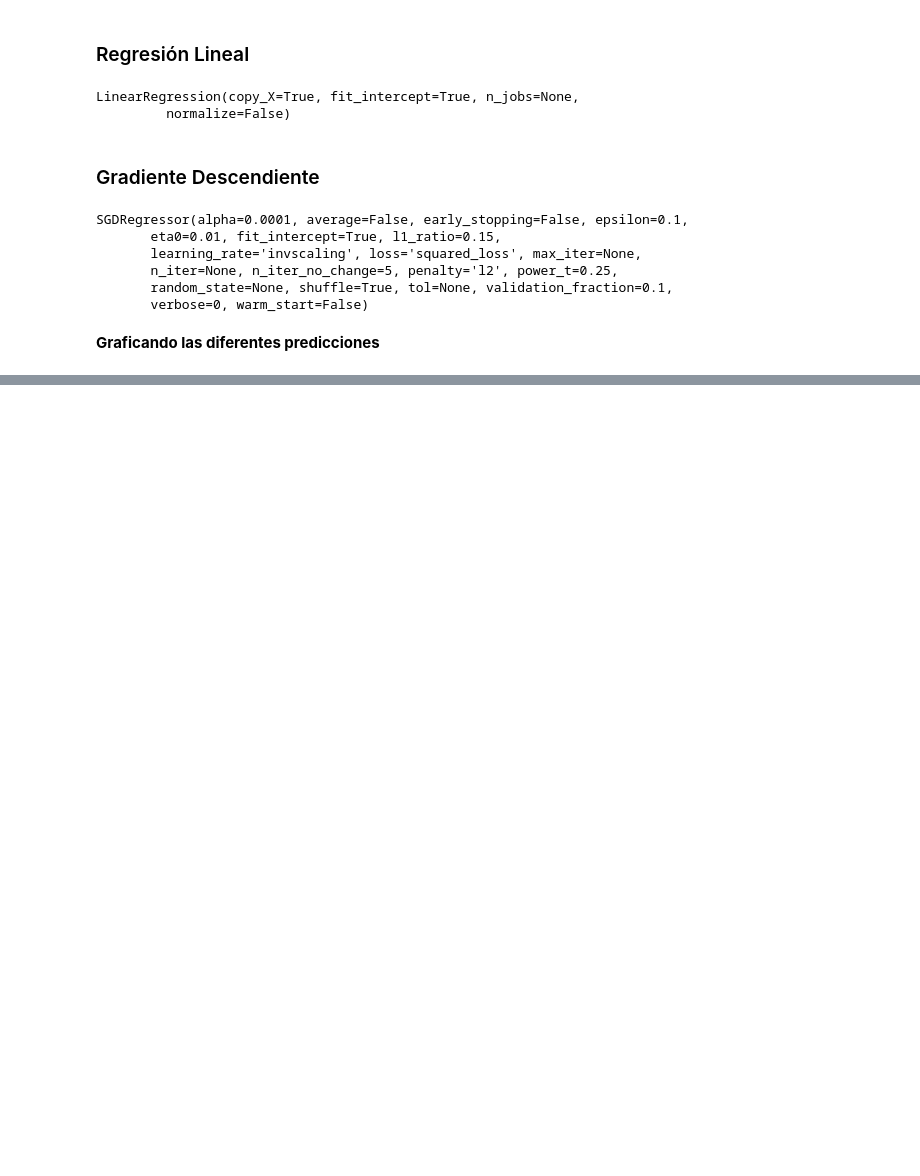
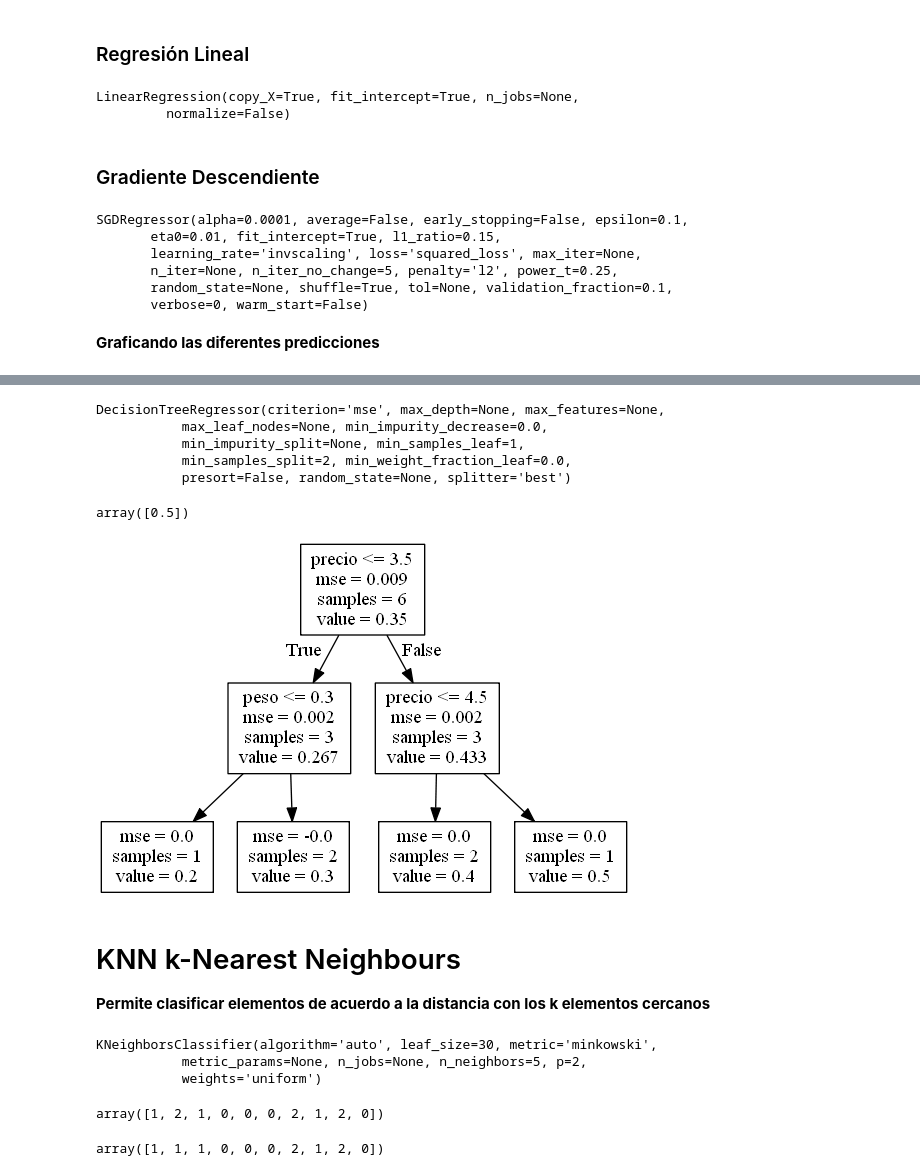
Before and after one commit to DhyegoNieto/acamica, a Jupyter notebook: notebooks/ML/Practice.ipynb, the cells around one changed output, grey strips where cells are left out. Saved outputs shown, nothing was run; the diff lists cells and outputs as text; code cells hidden in the pictures; blank space fills up the shorter version.

```diff
--- a/notebooks/ML/Practice.ipynb
+++ b/notebooks/ML/Practice.ipynb
@@ -187,0 +239,5 @@ plt.plot(X_new, sgd_reg_y_predict, 'm^')
+# %%
+df = pd.DataFrame({"peso":[0.2, 0.3, 0.4, 0.4, 0.6, 0.4],
+                   "precio":[2,4, 3, 5, 4,3],
+                   "diametro":[0.2,0.4, 0.3, 0.5, 0.4,0.3] })
+df
@@ -187,0 +252,26 @@ plt.plot(X_new, sgd_reg_y_predict, 'm^')
+# %%
+from sklearn.tree import DecisionTreeRegressor
+classifier = DecisionTreeRegressor()
+X = df[['peso', 'precio']]
+y = df['diametro']
+classifier.fit(X, y)
+# %% [output]
+DecisionTreeRegressor(criterion='mse', max_depth=None, max_features=None,
+           max_leaf_nodes=None, min_impurity_decrease=0.0,
+           min_impurity_split=None, min_samples_leaf=1,
+           min_samples_split=2, min_weight_fraction_leaf=0.0,
+           presort=False, random_state=None, splitter='best')
+# %%
+classifier.predict([[0.7, 6]])
+# %% [output]
+array([0.5])
+# %%
+dot_data = tree.export_graphviz(classifier, out_file=None,
+                                feature_names=['peso', 'precio'])
+graph = pydotplus.graph_from_dot_data(dot_data)
+Image(graph.create_png())
+# %% [output]
+[figure, added]
+# %% [markdown]
+# KNN k-Nearest Neighbours
+**Permite clasificar elementos de acuerdo a la distancia con los k elementos cercanos**
@@ -187,0 +295,16 @@ plt.plot(X_new, sgd_reg_y_predict, 'm^')
+# %%
+from sklearn.neighbors import KNeighborsClassifier
+knn = KNeighborsClassifier()
+knn.fit(iris_X_train, iris_y_train)
+# %% [output]
+KNeighborsClassifier(algorithm='auto', leaf_size=30, metric='minkowski',
+           metric_params=None, n_jobs=None, n_neighbors=5, p=2,
+           weights='uniform')
+# %%
+knn.predict(iris_X_test)
+# %% [output]
+array([1, 2, 1, 0, 0, 0, 2, 1, 2, 0])
+# %%
+iris_y_test
+# %% [output]
+array([1, 1, 1, 0, 0, 0, 2, 1, 2, 0])
```
Also changed, not shown: parts of 50 cells of this notebook, 13 other files.
